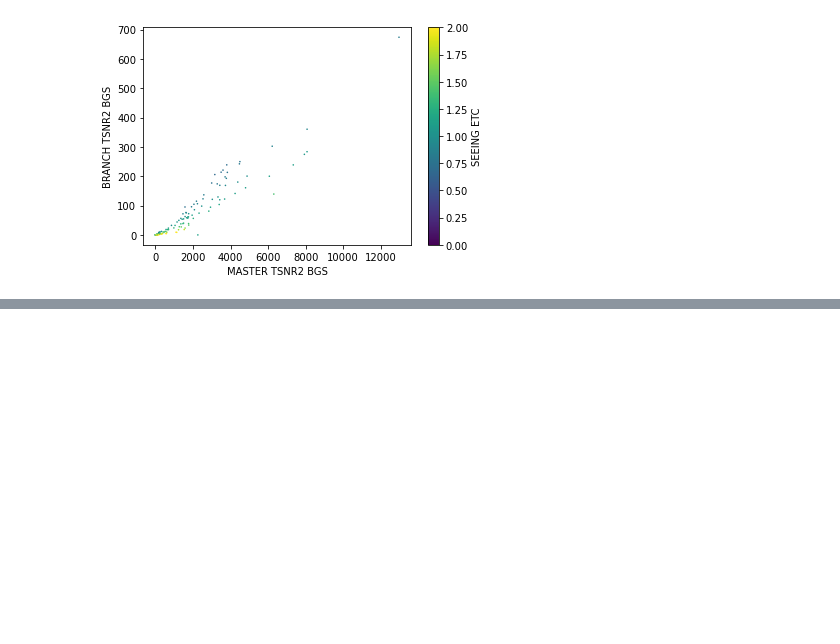
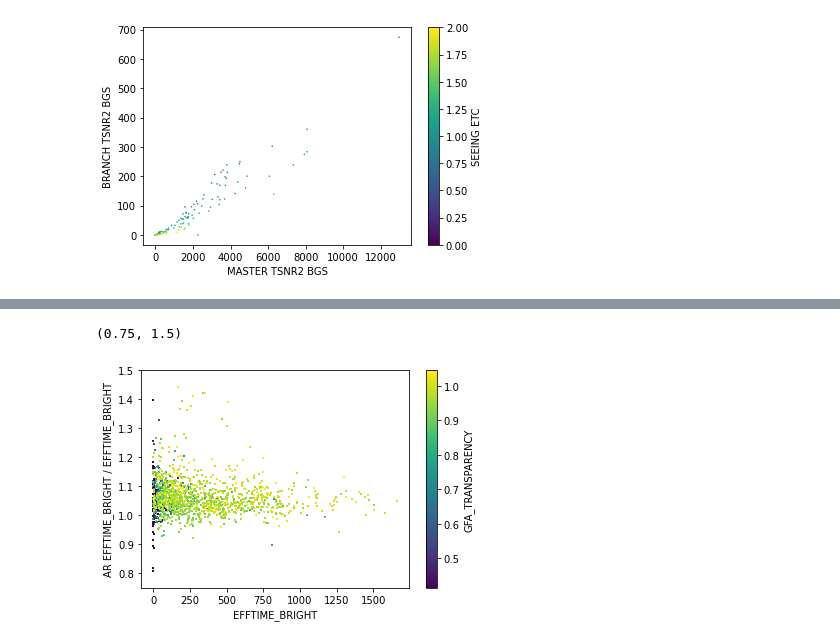
Before and after one commit to michaelJwilson/tsnr-extfiberloss, a Jupyter notebook: gfa-comp.ipynb, the cells around one changed output, grey strips where cells are left out. Cells and saved outputs as stored; diff of their text form; code cells hidden in the pictures; blank space fills up the shorter version.

```diff
--- a/gfa-comp.ipynb
+++ b/gfa-comp.ipynb
@@ -454,0 +576,30 @@ pl.colorbar(label='SEEING ETC')
+# %%
+sv1_exposures = sv1_exposures[(sv1_exposures['GFA_TRANSPARENCY'] > 0.0) & (sv1_exposures['FIBERFAC_BGS_GFA'] > 0.0)]
+# %%
+for i, _ in enumerate(sv1_exposures):
+    args = {'exptime': sv1_exposures['EXPTIME'][i],\
+            'skymag_rspec': sv1_exposures['SKY_MAG_R_SPEC'][i],\
+            'ebv': sv1_exposures['EBV'][i],\
+            'transparency': sv1_exposures['GFA_TRANSPARENCY'][i],\
+            'airmass': sv1_exposures['GFA_AIRMASS'][i],\
+            'fiberfac_bgs': sv1_exposures['FIBERFAC_BGS_GFA'][i],\
+            'fiber_fracflux_bgs': sv1_exposures['GFA_FIBER_FRACFLUX_BGS'][i]
+            }
+
+    # print(args)
+
+    airfac, ebvfac, fiber_fracflux_bgs, fflux_bright, sky, sky_rdn_exptime, effsky_bright, efftime_bright = efftime_components(**args)
+
+    # print(efftime_bright, better_tsnrs['EFFTIME_BRIGHT'][i])
+
+    col = 'GFA_TRANSPARENCY'
+
+    pl.scatter(efftime_bright, sv1_exposures['EFFTIME_BRIGHT'][i] / efftime_bright, c=sv1_exposures[col][i], marker=',', lw=0.0, s=2, vmin=np.percentile(sv1_exposures[col], 5.), vmax=np.percentile(sv1_exposures[col], 95.))
+
+pl.colorbar(label=col)
+pl.xlabel('EFFTIME_BRIGHT')
+pl.ylabel('AR EFFTIME_BRIGHT / EFFTIME_BRIGHT')
+pl.ylim(0.75, 1.5)
+# %% [output]
+(0.75, 1.5)
+[figure, added]
```
Also changed, not shown: parts of 36 cells of this notebook, 3 other files.
